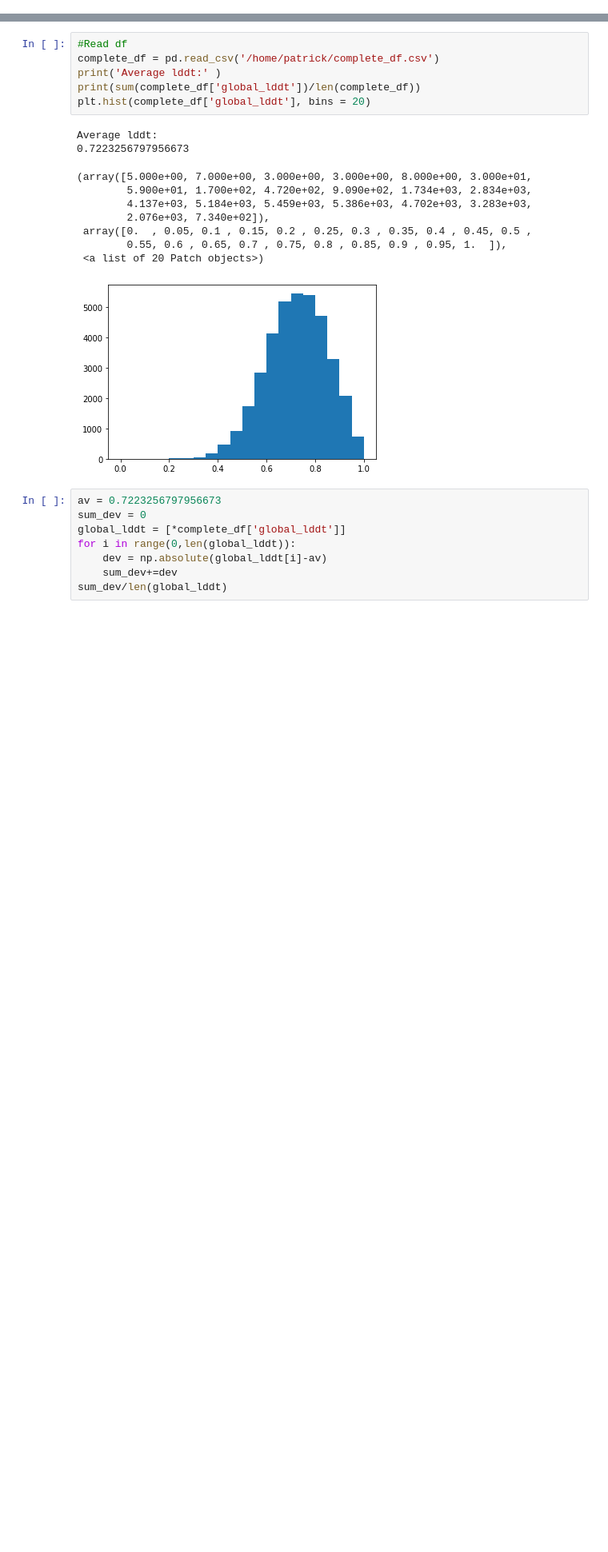
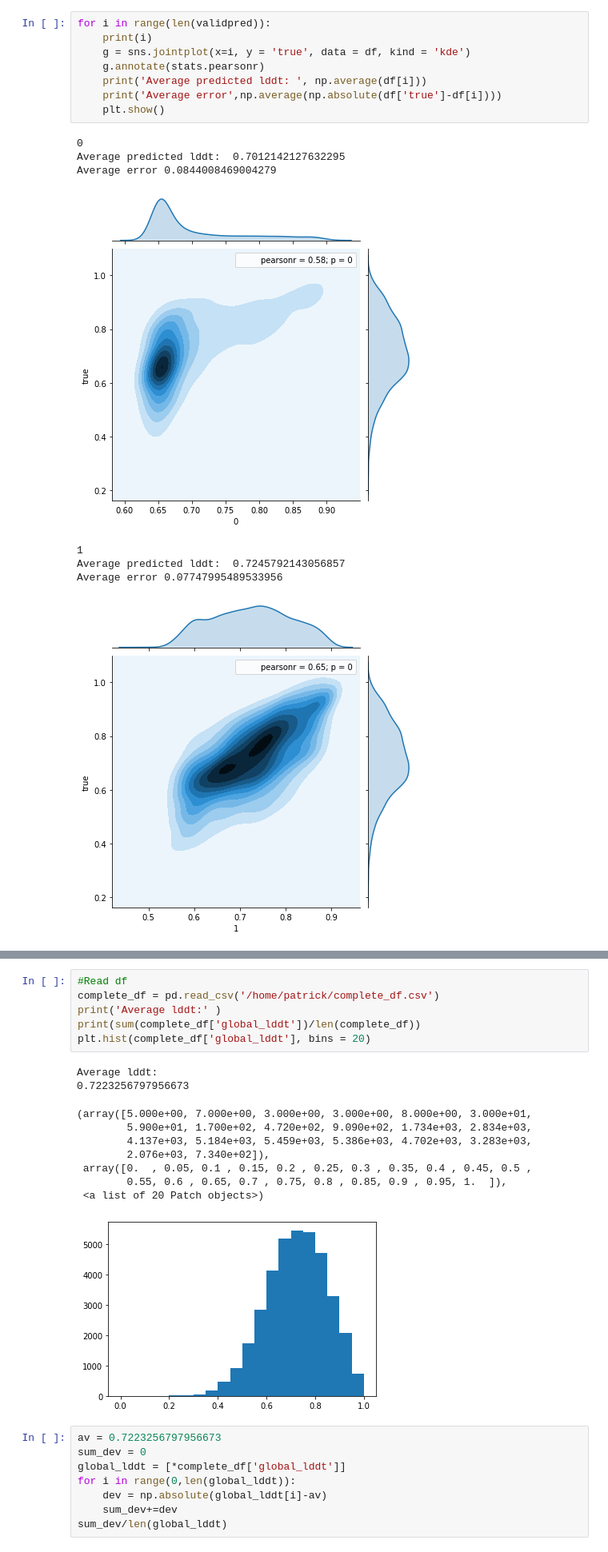
Before and after one commit to patrickbryant1/basic_scilife_scripts, a Jupyter notebook: models/model_analysis.ipynb, the cells around one changed output, grey strips where cells are left out. Shown at 80% size. Saved outputs shown, nothing was run; the diff lists cells and outputs as text; blank space fills up the shorter version.

```diff
--- a/models/model_analysis.ipynb
+++ b/models/model_analysis.ipynb
@@ -41,0 +54,17 @@ plt.hist(pred, bins =21)
+# %%
+for i in range(len(validpred)):
+    print(i)
+    g = sns.jointplot(x=i, y = 'true', data = df, kind = 'kde')
+    g.annotate(stats.pearsonr)
+    print('Average predicted lddt: ', np.average(df[i]))
+    print('Average error',np.average(np.absolute(df['true']-df[i])))
+    plt.show()
+# %% [output]
+0
+Average predicted lddt:  0.7012142127632295
+Average error 0.0844008469004279
+[figure, added]
+1
+Average predicted lddt:  0.7245792143056857
+Average error 0.07747995489533956
+[figure, added]
```
Also changed, not shown: parts of 5 cells of this notebook, 2 other files.
